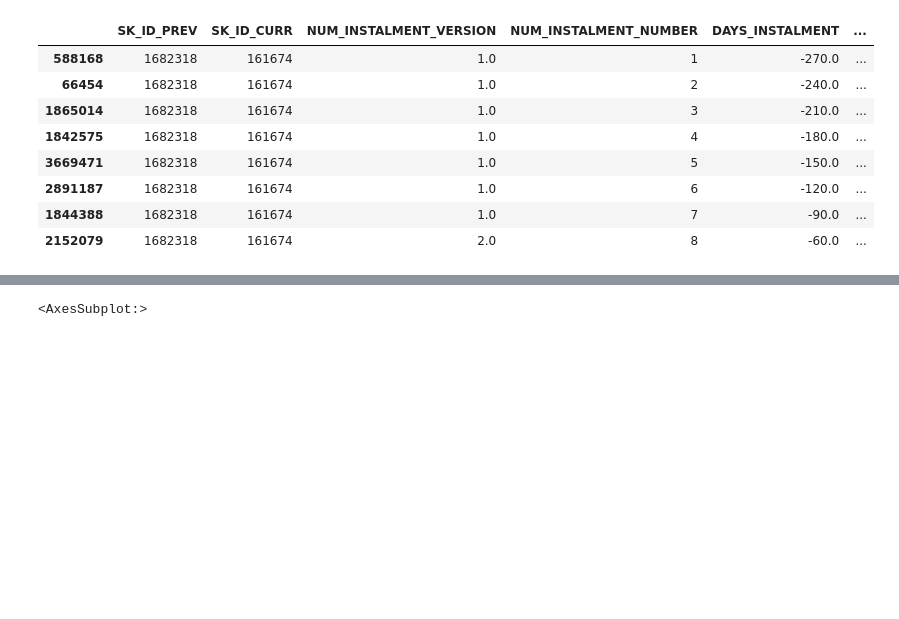
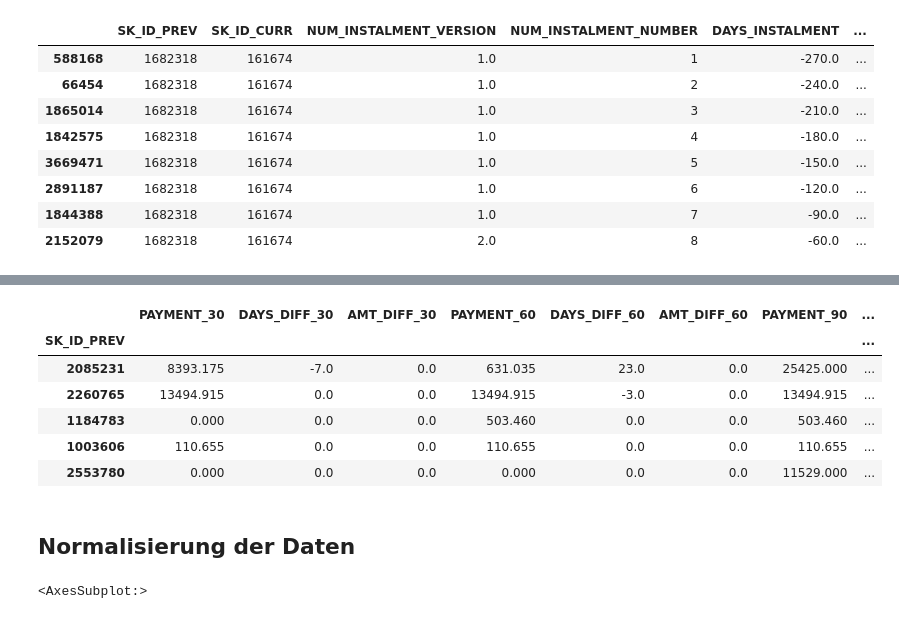
Before and after one commit to robertgraefe/Masterarbeit, a Jupyter notebook: Jupyter Notebook/2. Datenaufbereitung/5. Install Payments.ipynb, the cells around one changed output, grey strips where cells are left out. Cells and saved outputs as stored; diff of their text form; code cells hidden in the pictures; blank space fills up the shorter version.

```diff
--- a/Jupyter Notebook/2. Datenaufbereitung/5. Install Payments.ipynb
+++ b/Jupyter Notebook/2. Datenaufbereitung/5. Install Payments.ipynb
@@ -143,6 +114,18 @@ result = pd.merge(result, T6, how="left", left_index=True, right_index=True)
 result = result.fillna(0)
 # %%
 df = result
+# %%
+df.head()
+# %% [output]
+|  | PAYMENT_30 | DAYS_DIFF_30 | AMT_DIFF_30 | PAYMENT_60 | DAYS_DIFF_60 | AMT_DIFF_60 | PAYMENT_90 | ... |
+| SK_ID_PREV |  |  |  |  |  |  |  | ... |
+| 2085231 | 8393.175 | -7.0 | 0.0 | 631.035 | 23.0 | 0.0 | 25425.000 | ... |
+| 2260765 | 13494.915 | 0.0 | 0.0 | 13494.915 | -3.0 | 0.0 | 13494.915 | ... |
+| 1184783 | 0.000 | 0.0 | 0.0 | 503.460 | 0.0 | 0.0 | 503.460 | ... |
+| 1003606 | 110.655 | 0.0 | 0.0 | 110.655 | 0.0 | 0.0 | 110.655 | ... |
+| 2553780 | 0.000 | 0.0 | 0.0 | 0.000 | 0.0 | 0.0 | 11529.000 | ... |
+# %% [markdown]
+## Normalisierung der Daten
 # %%
 # Normalisierung PAYMENT
 # %%
```
Also changed, not shown: parts of 11 cells of this notebook, 11 other files.
